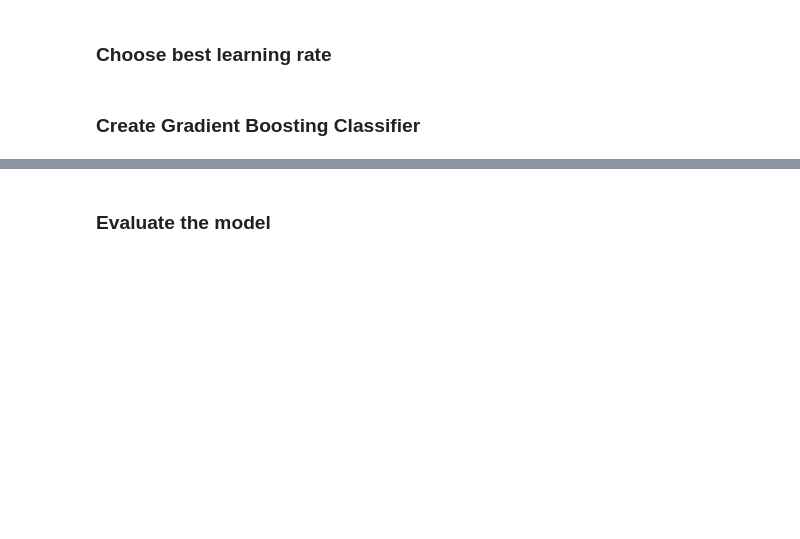
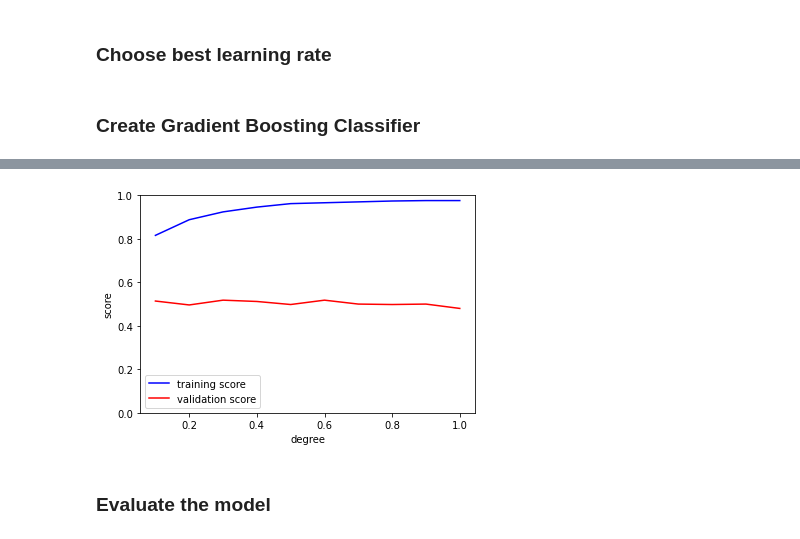
Before and after one commit to allaccountstaken/automl_v_hyperdrive, a Jupyter notebook: basic_model.ipynb, the cells around one changed output, grey strips where cells are left out. Drawn from its saved outputs; the diff is of its cells as text; code cells hidden in the pictures; blank space fills up the shorter version.

```diff
--- a/basic_model.ipynb
+++ b/basic_model.ipynb
@@ -151,3 +159,17 @@ Prediction accuracy is 0.56000
+# %%
+from sklearn.model_selection import validation_curve
+degree = [0.1, 0.2, 0.3, 0.4, 0.5, 0.6, 0.7, 0.8, 0.9, 1]
+
+train_score, val_score = validation_curve(GradientBoostingClassifier(n_estimators=100), X, y.ravel(),'learning_rate', degree, cv=2)
+
+plt.plot(degree, np.median(train_score, 1), color='blue', label='training score')
+plt.plot(degree, np.median(val_score, 1), color='red', label='validation score')
+plt.legend(loc='best')
+plt.ylim(0, 1)
+plt.xlabel('degree')
+plt.ylabel('score');
+# %% [output]
+[figure, added]
 # %% [markdown]
 ### Evaluate the model
 # %%
```
Also changed, not shown: parts of 8 cells of this notebook.
